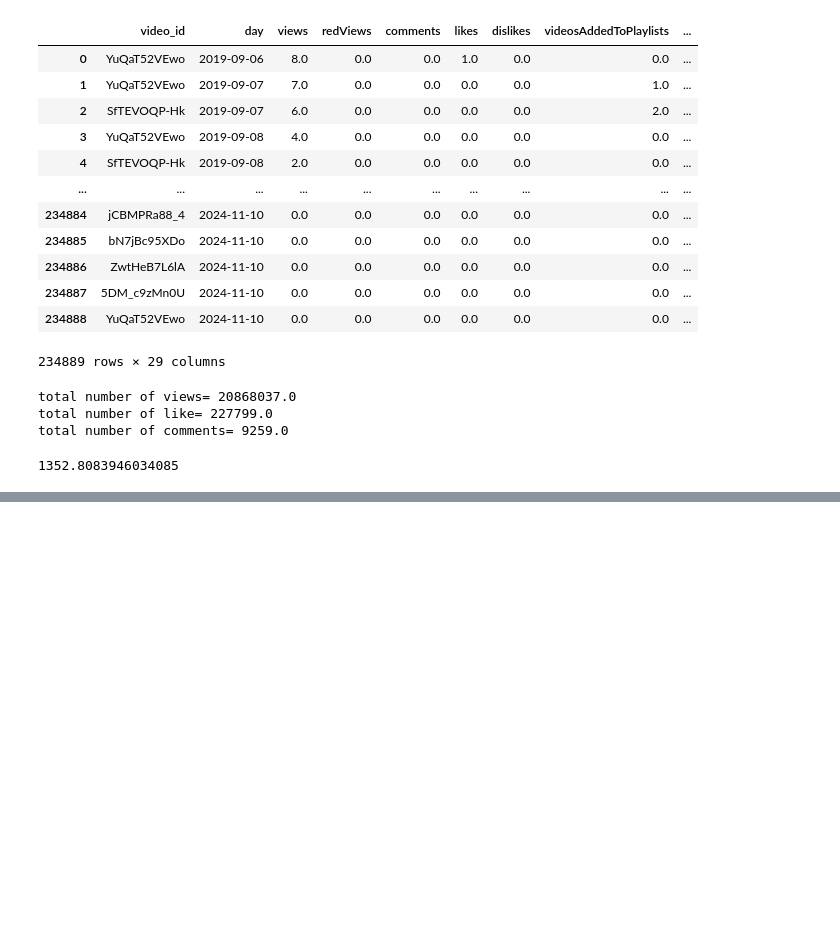
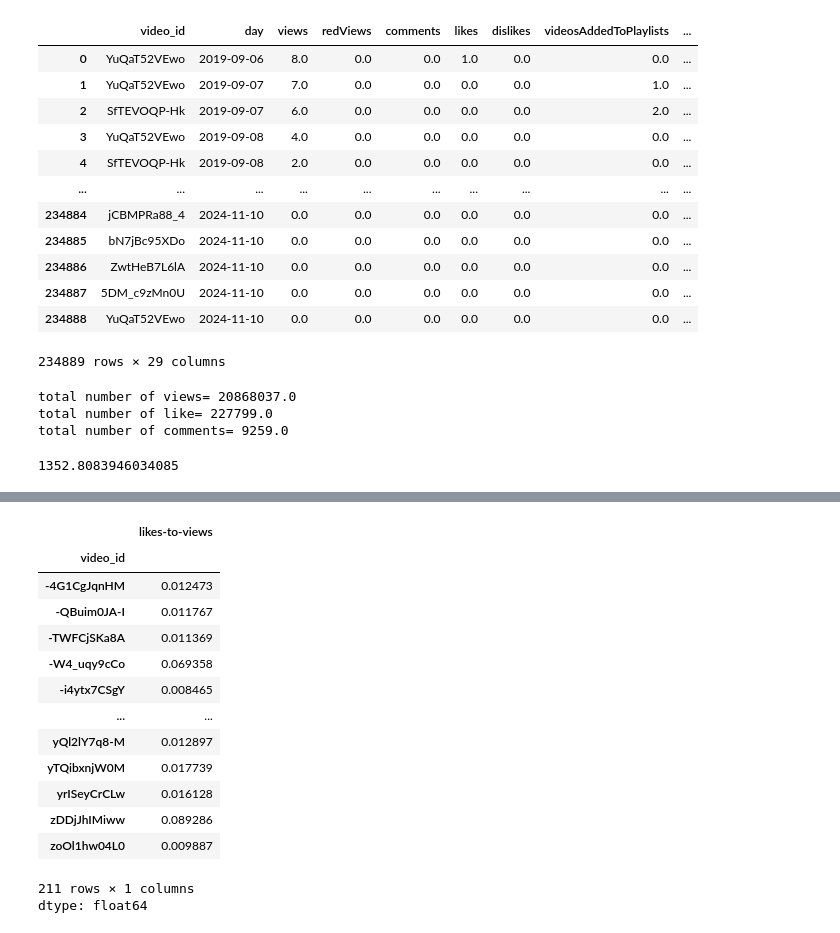
Before and after one commit to harivign/YouTube-Analytics-ds2-for-pandas-practice, a Jupyter notebook: youtube_analyst_ds2_practice_using_pandas.ipynb, the cells around one changed output, grey strips where cells are left out. Drawn from its saved outputs; the diff is of its cells as text; code cells hidden in the pictures; blank space fills up the shorter version.

```diff
--- a/youtube_analyst_ds2_practice_using_pandas.ipynb
+++ b/youtube_analyst_ds2_practice_using_pandas.ipynb
@@ -46,0 +102,19 @@ df["averageViewDuration"].mean()
+# %%
+avg_ratio_per_category=df.groupby("video_id")["likes-to-views"].mean()
+avg_ratio_per_category
+# %% [output]
+|  | likes-to-views |
+| video_id |  |
+| -4G1CgJqnHM | 0.012473 |
+| -QBuim0JA-I | 0.011767 |
+| -TWFCjSKa8A | 0.011369 |
+| -W4_uqy9cCo | 0.069358 |
+| -i4ytx7CSgY | 0.008465 |
+| ... | ... |
+| yQl2lY7q8-M | 0.012897 |
+| yTQibxnjW0M | 0.017739 |
+| yrISeyCrCLw | 0.016128 |
+| zDDjJhIMiww | 0.089286 |
+| zoOl1hw04L0 | 0.009887 |
+211 rows × 1 columns
+dtype: float64
```
Also changed, not shown: parts of 12 cells of this notebook.
